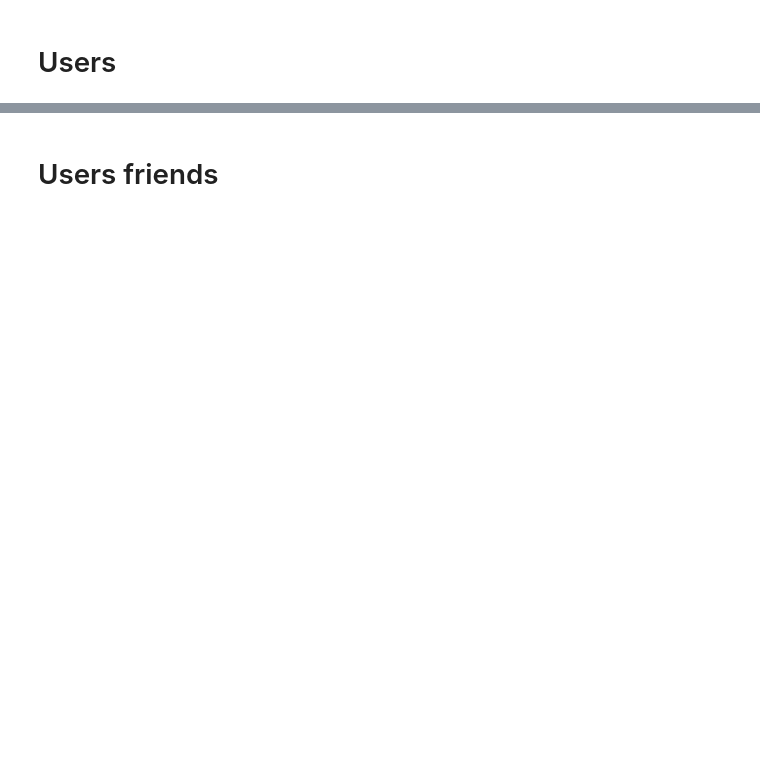
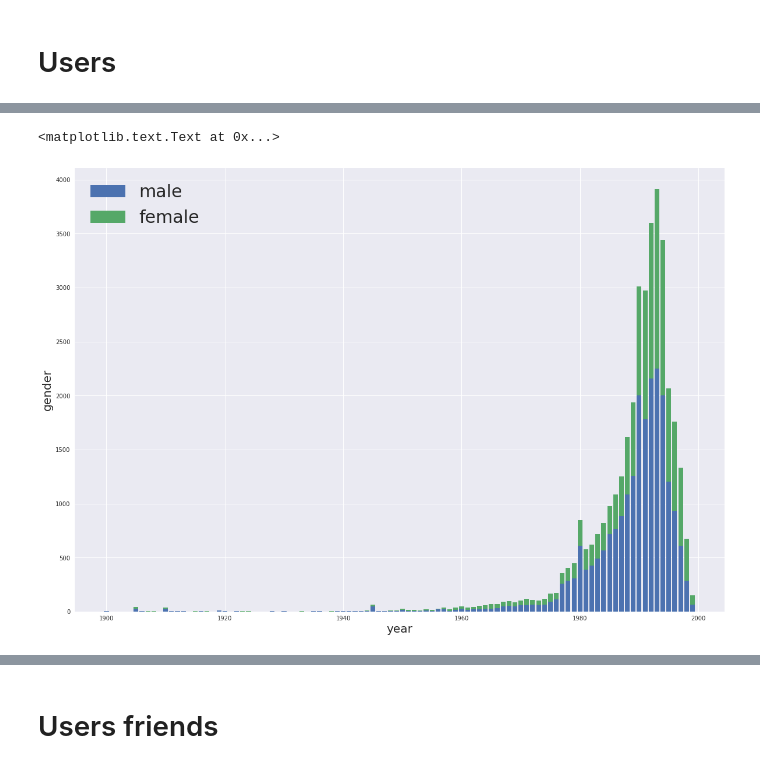
Before and after one commit to YRustt/Contests, a Jupyter notebook: Recomendation system/test.ipynb, the cells around one changed output, grey strips where cells are left out. Cells and saved outputs as stored; diff of their text form; code cells hidden in the pictures; blank space fills up the shorter version.

```diff
--- a/Recomendation system/test.ipynb
+++ b/Recomendation system/test.ipynb
@@ -41,0 +82,22 @@ memory usage: 2.0+ MB
+# %%
+values = users[['birthyear', 'gender']][[True if x is not np.nan else False for x in users['birthyear']]]
+
+values.birthyear = values.birthyear.apply(lambda x: np.int32(x))
+values = values.groupby('birthyear').agg({'gender':
+                                          {'male': lambda x: np.count_nonzero(x == 'male'),
+                                           'female': lambda x: np.count_nonzero(x == 'female'),
+                                           'all': len}})
+
+bar1 = plt.bar(values.index,
+               values['gender']['male'])
+bar2 = plt.bar(values.index,
+               values['gender']['female'],
+               bottom=values['gender']['male'])
+
+plt.legend((bar1[0], bar2[0]), ('male', 'female'))
+plt.xlabel('year')
+plt.ylabel('gender')
+plt.title('')
+# %% [output]
+<matplotlib.text.Text at 0x...>
+[figure, added]
```
Also changed, not shown: parts of 21 cells of this notebook.
